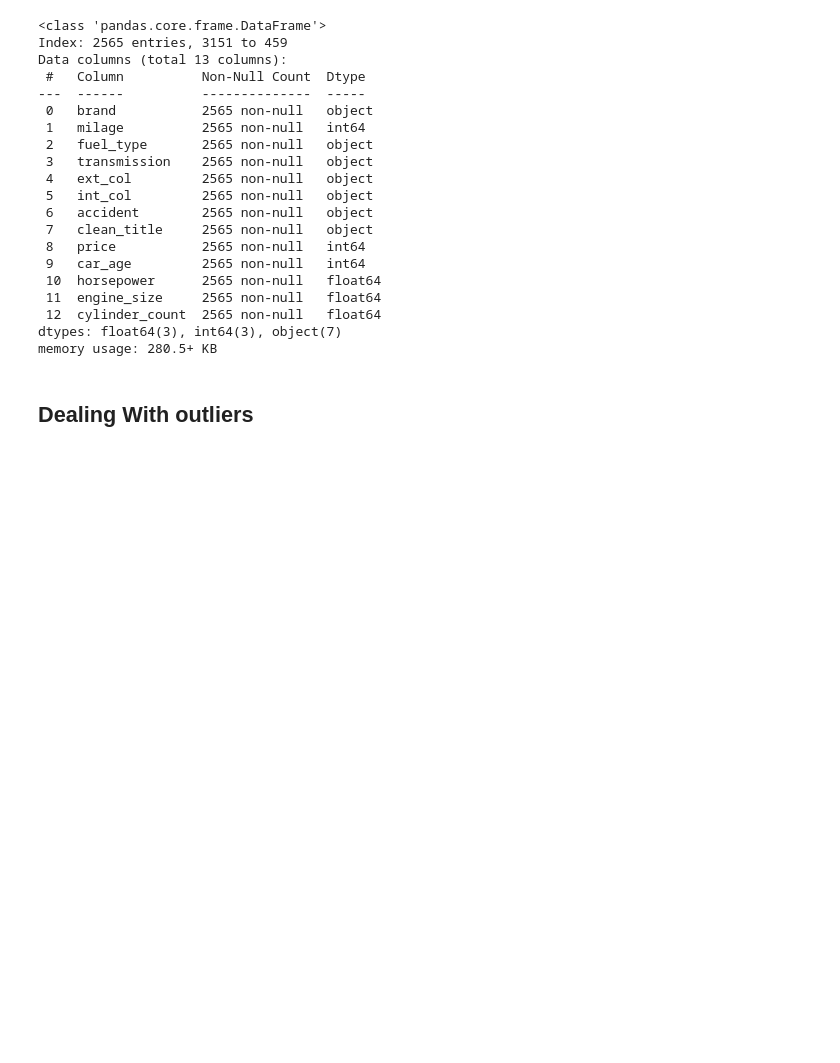
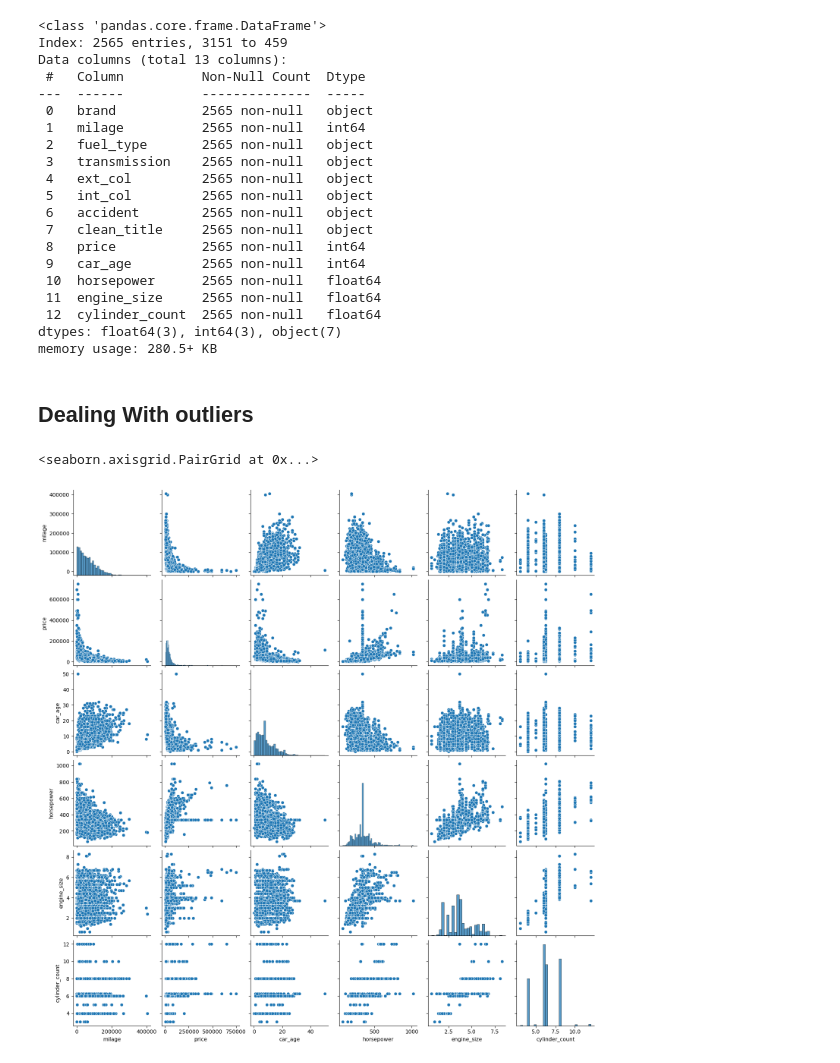
Before and after one commit to Viishwaajeet/Resale-auto-valuation-engine, a Jupyter notebook: notebooks/new_EDA.ipynb, the cells around one changed output. Drawn from its saved outputs; the diff is of its cells as text; code cells hidden in the pictures; blank space fills up the shorter version.

```diff
--- a/notebooks/new_EDA.ipynb
+++ b/notebooks/new_EDA.ipynb
@@ -128,3 +150,8 @@ dtypes: float64(3), int64(3), object(7)
 memory usage: 280.5+ KB
 # %% [markdown]
 ## Dealing With outliers
+# %%
+sns.pairplot(train_df)
+# %% [output]
+<seaborn.axisgrid.PairGrid at 0x...>
+[figure, added]
```
Also changed, not shown: parts of 9 cells of this notebook.
